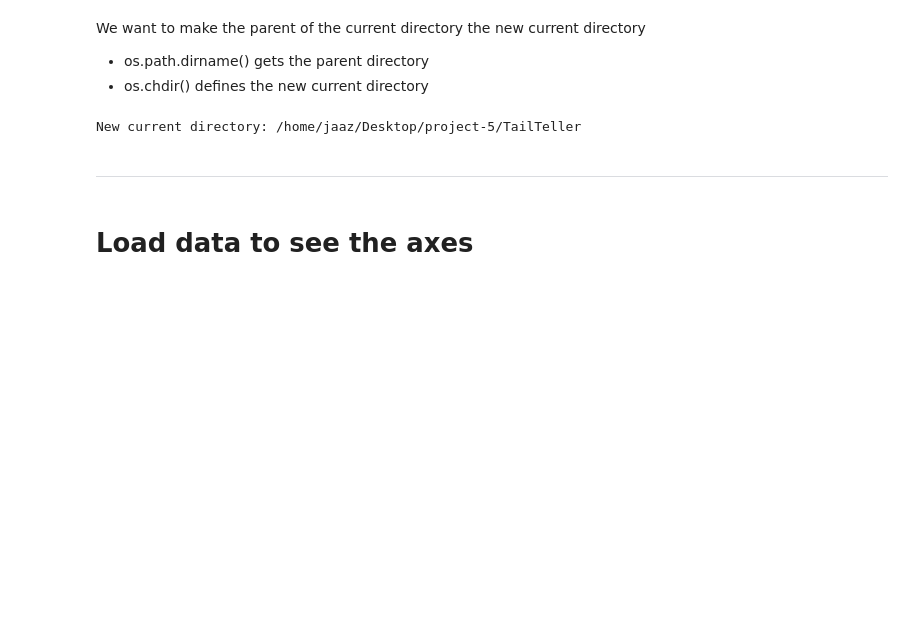
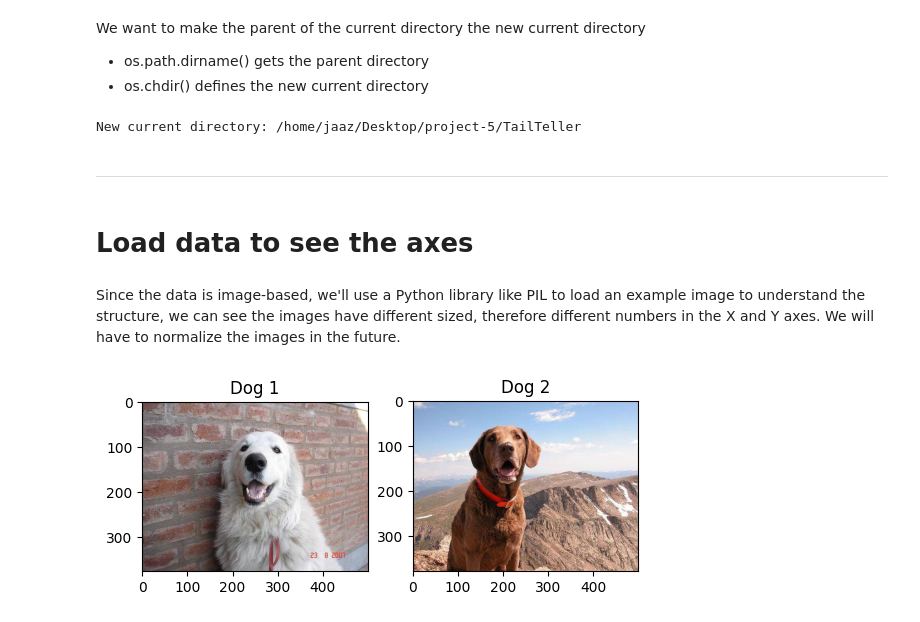
Before and after one commit to Jaaz7/TailTeller, a Jupyter notebook: jupyter_notebooks/02 - DogIdentificationStudy.ipynb, the cells around one changed output. Saved outputs shown, nothing was run; the diff lists cells and outputs as text; code cells hidden in the pictures; blank space fills up the shorter version.

Commit message:
Add function to load images and check axes values

```diff
--- a/jupyter_notebooks/02 - DogIdentificationStudy.ipynb
+++ b/jupyter_notebooks/02 - DogIdentificationStudy.ipynb
@@ -52,3 +52,22 @@ New current directory: /home/jaaz/Desktop/project-5/TailTeller
 ---
 # %% [markdown]
 # Load data to see the axes
+# %% [markdown]
+Since the data is image-based, we'll use a Python library like PIL to load an example image to understand the structure, we can see the images have different sized, therefore different numbers in the X and Y axes. We will have to normalize the images in the future.
+# %%
+# Load the first image
+image_path1 = 'images/train/0a0c223352985ec154fd604d7ddceabd.jpg'
+image1 = Image.open(image_path1)
+plt.subplot(1, 2, 1)
+plt.imshow(image1)
+plt.title("Dog 1")
+
+# Load the second image
+image_path2 = 'images/train/0bbb9ce1f03a205fead338f0be3040bc.jpg'
+image2 = Image.open(image_path2)
+plt.subplot(1, 2, 2)
+plt.imshow(image2)
+plt.title("Dog 2")
+plt.show()
+# %% [output]
+[figure, added]
```
